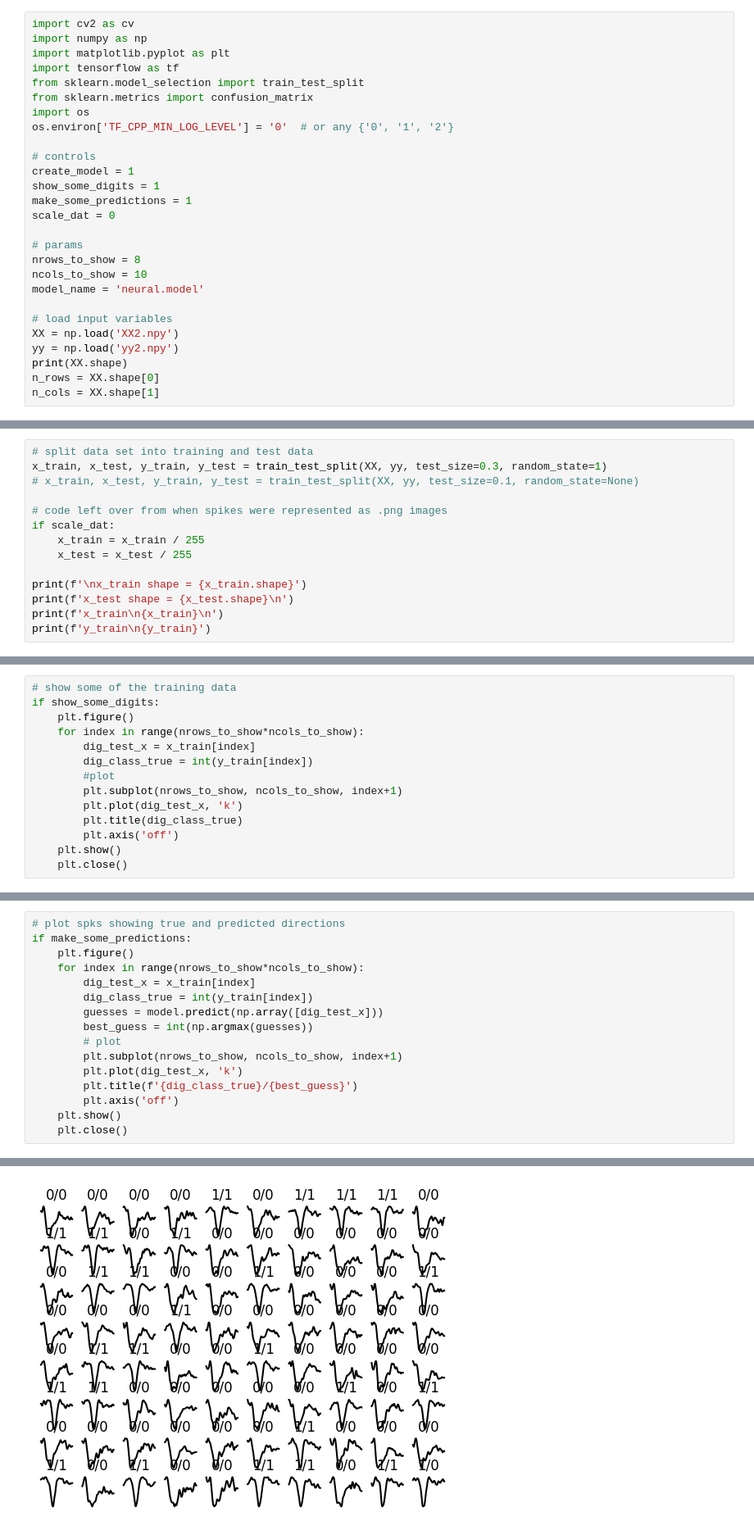
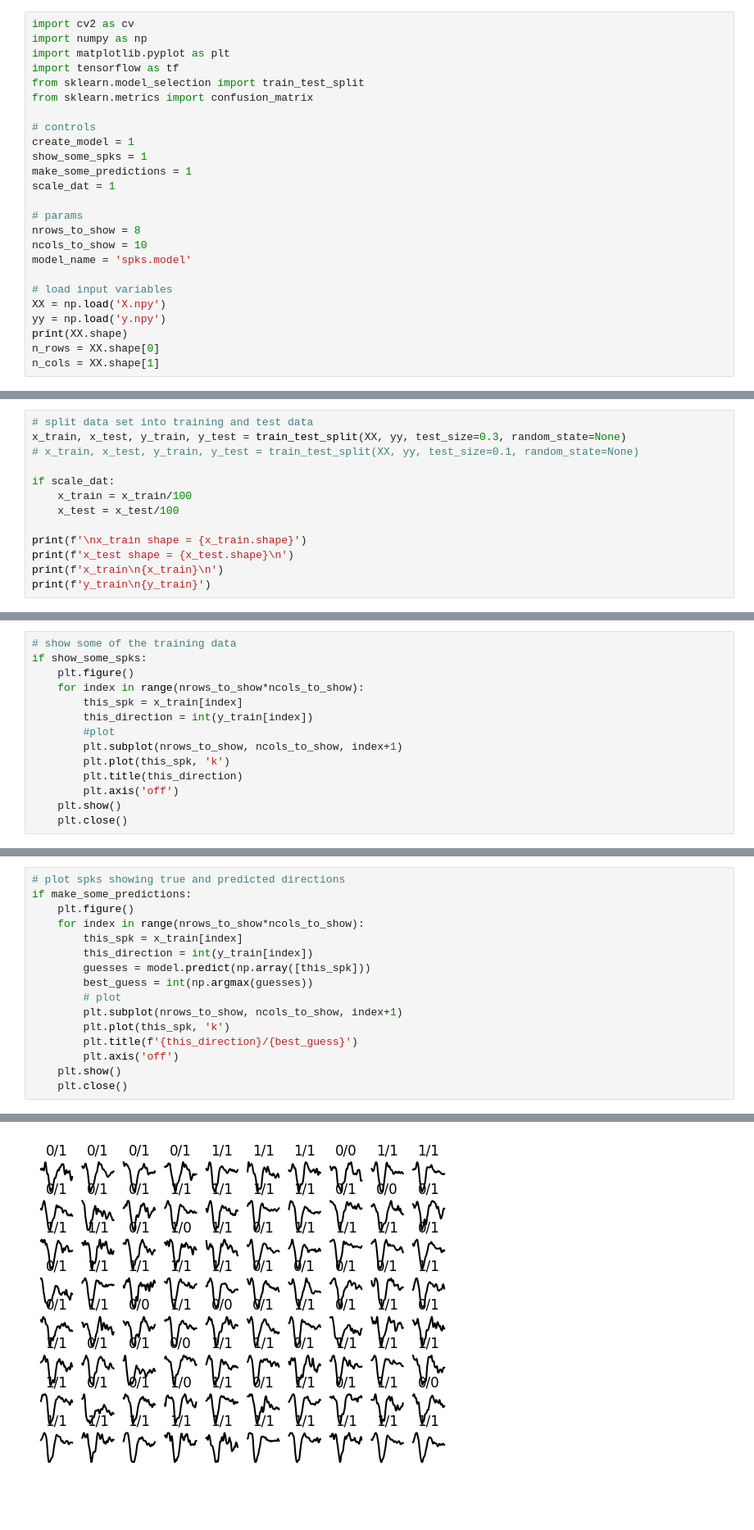
Before and after one commit to google10to100/neural_classifier_slim_repo, a Jupyter notebook: nn_for_spike_data_notebook.ipynb, the cells around one changed output, grey strips where cells are left out. Shown at 82% size. Saved outputs shown, nothing was run; the diff lists cells and outputs as text; blank space fills up the shorter version.

Commit message:
Updated the programs to show output differences between spikes recorded at mid-channel and those recorded at offset electrodes.

```diff
--- a/nn_for_spike_data_notebook.ipynb
+++ b/nn_for_spike_data_notebook.ipynb
@@ -5,23 +5,21 @@ import matplotlib.pyplot as plt
 import tensorflow as tf
 from sklearn.model_selection import train_test_split
 from sklearn.metrics import confusion_matrix
-import os
-os.environ['TF_CPP_MIN_LOG_LEVEL'] = '0'  # or any {'0', '1', '2'}
 
 # controls
 create_model = 1
-show_some_digits = 1
+show_some_spks = 1
 make_some_predictions = 1
-scale_dat = 0
+scale_dat = 1
 
 # params
 nrows_to_show = 8
 ncols_to_show = 10
-model_name = 'neural.model'
+model_name = 'spks.model'
 
 # load input variables
-XX = np.load('XX2.npy')
-yy = np.load('yy2.npy')
+XX = np.load('X.npy')
+yy = np.load('y.npy')
 print(XX.shape)
 n_rows = XX.shape[0]
 n_cols = XX.shape[1]
@@ -30,12 +28,11 @@ n_cols = XX.shape[1]
 # %%
 # split data set into training and test data
-x_train, x_test, y_train, y_test = train_test_split(XX, yy, test_size=0.3, random_state=1)
+x_train, x_test, y_train, y_test = train_test_split(XX, yy, test_size=0.3, random_state=None)
 # x_train, x_test, y_train, y_test = train_test_split(XX, yy, test_size=0.1, random_state=None)
 
-# code left over from when spikes were represented as .png images
 if scale_dat:
-    x_train = x_train / 255
-    x_test = x_test / 255
+    x_train = x_train/100
+    x_test = x_test/100
 
 print(f'\nx_train shape = {x_train.shape}')
 print(f'x_test shape = {x_test.shape}\n')
@@ -62,14 +62,14 @@ x_train
 # %%
 # show some of the training data
-if show_some_digits:
+if show_some_spks:
     plt.figure()
     for index in range(nrows_to_show*ncols_to_show):
-        dig_test_x = x_train[index]
-        dig_class_true = int(y_train[index])
+        this_spk = x_train[index]
+        this_direction = int(y_train[index])
         #plot
         plt.subplot(nrows_to_show, ncols_to_show, index+1)
-        plt.plot(dig_test_x, 'k')
-        plt.title(dig_class_true)
+        plt.plot(this_spk, 'k')
+        plt.title(this_direction)
         plt.axis('off')
     plt.show()
     plt.close()
@@ -134,14 +134,14 @@ _________________________________________________________________
 if make_some_predictions:
     plt.figure()
     for index in range(nrows_to_show*ncols_to_show):
-        dig_test_x = x_train[index]
-        dig_class_true = int(y_train[index])
-        guesses = model.predict(np.array([dig_test_x]))
+        this_spk = x_train[index]
+        this_direction = int(y_train[index])
+        guesses = model.predict(np.array([this_spk]))
         best_guess = int(np.argmax(guesses))
         # plot
         plt.subplot(nrows_to_show, ncols_to_show, index+1)
-        plt.plot(dig_test_x, 'k')
-        plt.title(f'{dig_class_true}/{best_guess}')
+        plt.plot(this_spk, 'k')
+        plt.title(f'{this_direction}/{best_guess}')
         plt.axis('off')
     plt.show()
     plt.close()
@@ -166,3 +166,3 @@ if make_some_predictions:
-[figure, old version]
+[figure, new version]
 # %%
 # Make predictions on test data
```
Also changed, not shown: parts of 7 cells of this notebook, 7 other files.
